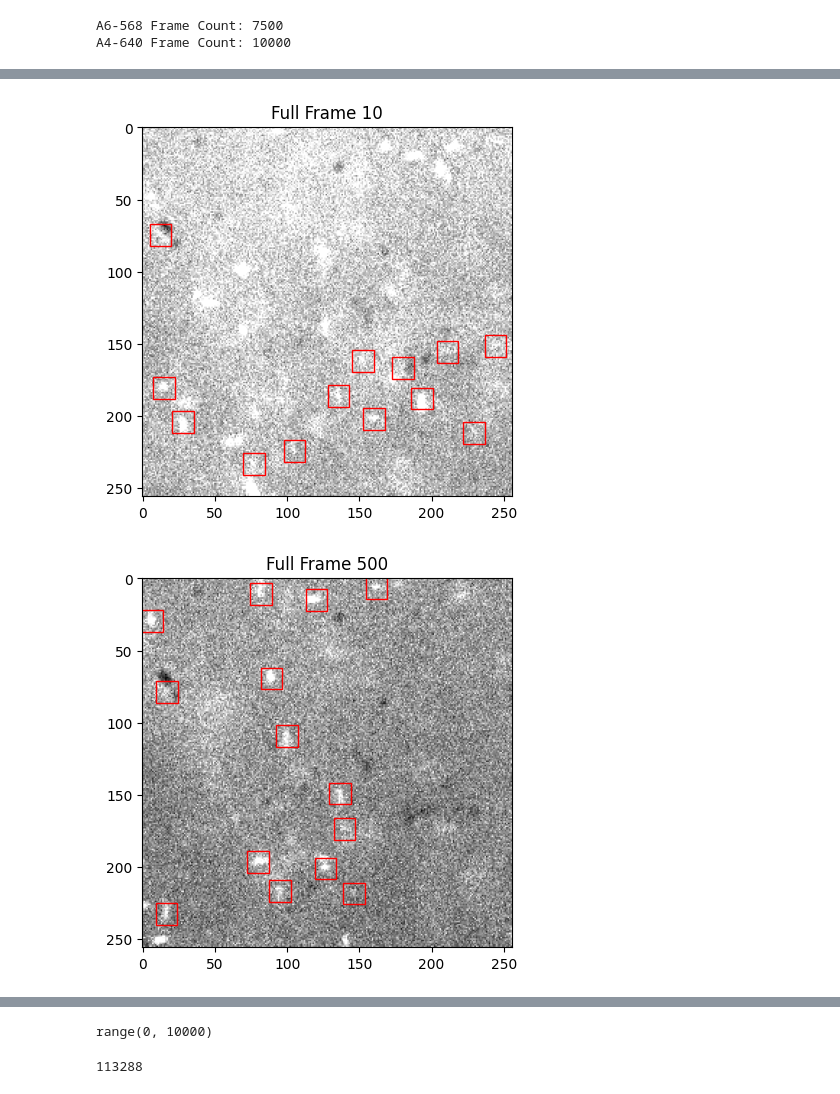
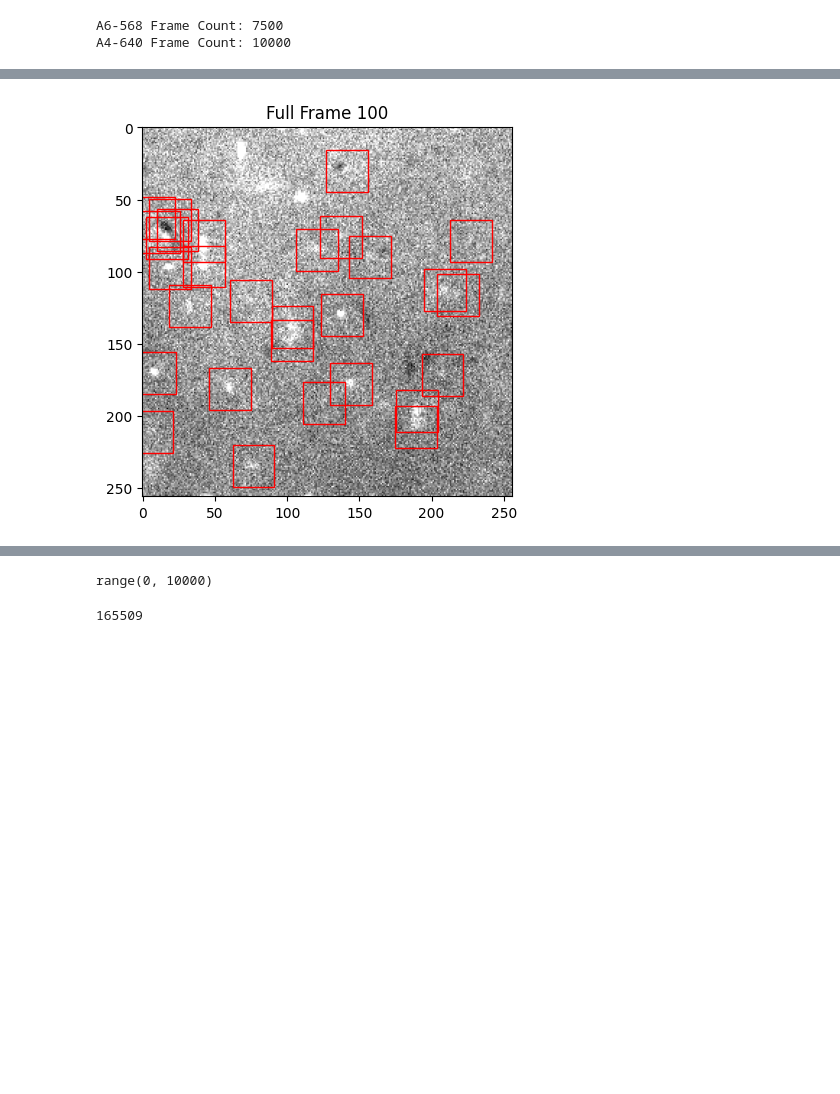
Before and after one commit to Max-Winga/Selvin-Lab-Fluorophore-Identification, a Jupyter notebook: Data_Preprocessing.ipynb, the cells around one changed output, grey strips where cells are left out. Saved outputs shown, nothing was run; the diff lists cells and outputs as text; code cells hidden in the pictures; blank space fills up the shorter version.

Commit message:
"Finished preprocessing, increased to 29x29 frame, began model training"
Removed large files

```diff
--- a/Data_Preprocessing.ipynb
+++ b/Data_Preprocessing.ipynb
@@ -124,12 +118,11 @@ plt.show()
 # %%
 minmass = 100000
-separation = 15
+separation = 5
 diameter = 9
-frame_size = 15
-percentile =99.5
-
+frame_size = 29
+percentile =99
+indices = [100]
 A4_PSF_frames = get_PSF_frames(A4_640_movie, minmass, separation, diameter, frame_size, percentile, to_plot=True, movie_frames=indices)
 A4_PSF_frames = get_PSF_frames(A4_640_movie, minmass, separation, diameter, frame_size, percentile, to_plot=False, movie_frames=False)
 # %% [output]
-[figure, old version]
+[figure, new version]
-[figure, removed]
@@ -141,7 +130,7 @@ range(0, 10000)
 # %%
 len(A4_PSF_frames)
 # %% [output]
-113288
+165509
 # %%
 PSF_frames = A4_PSF_frames
 print(PSF_frames.shape)
```
Also changed, not shown: parts of 6 cells of this notebook, 1 other file.
